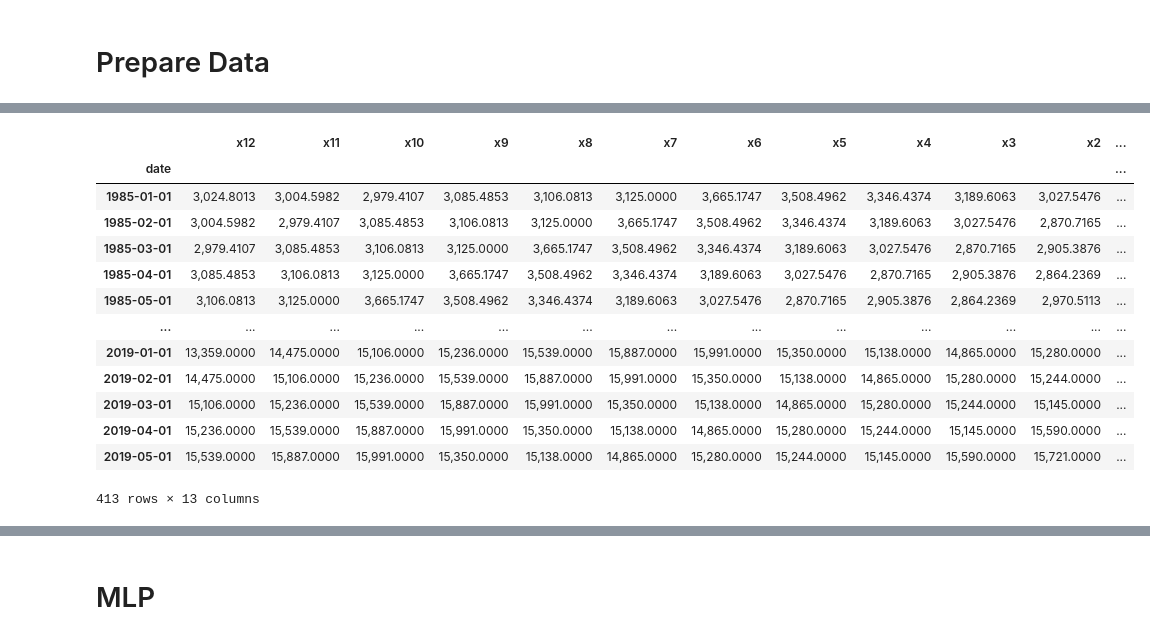
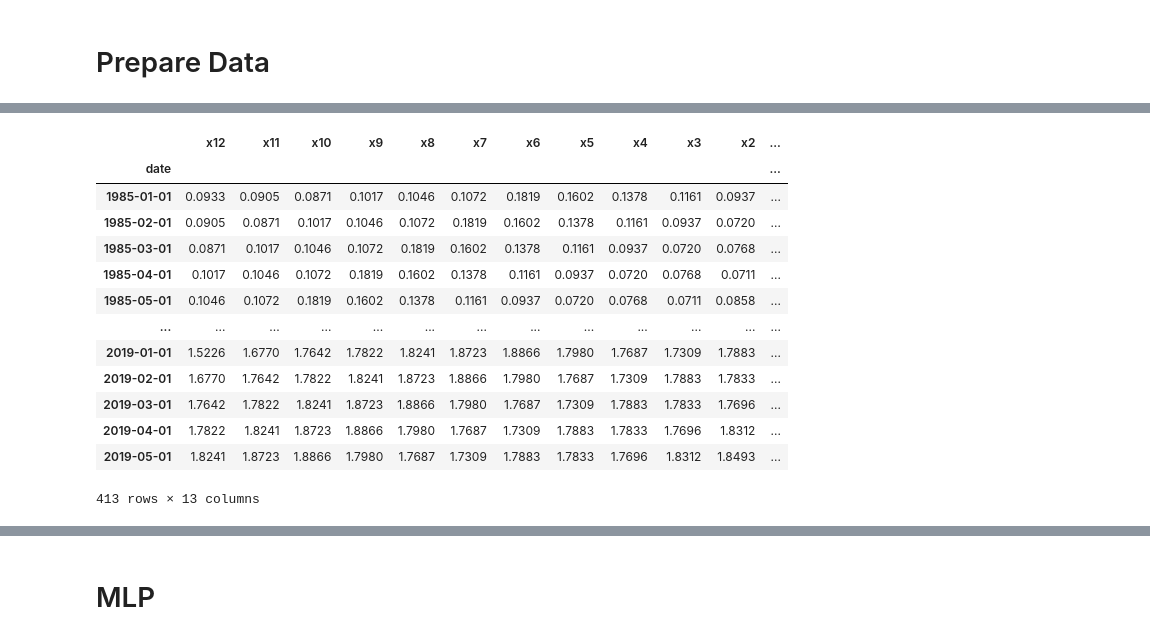
Before and after one commit to piyayut-ch/pricefcast, a Jupyter notebook: notebook/4_mlp.ipynb, the cells around one changed output, grey strips where cells are left out. Saved outputs shown, nothing was run; the diff lists cells and outputs as text; code cells hidden in the pictures.

```diff
--- a/notebook/4_mlp.ipynb
+++ b/notebook/4_mlp.ipynb
@@ -33,3 +33,15 @@ glu.meta.shortname = 'ข้าวเหนียว'
 glu.meta.fullname = 'ราคาข้าวเปลือกเหนียวเมล็ดยาว ที่เกษตรกรขายได้ ณ ไร่นา'
 
 prices = [hml, wht, glu]
+# %%
+def index_validate_test(data, frac_validate=.2, frac_test=.2):
+  n_size = data.shape[0]
+  n_validate = int(n_size*(frac_test))
+  n_test = int(n_size*(frac_test))
+  data.idx_validate = n_size - n_test - n_validate
+  data.idx_test = n_size - n_test
+
+  return data
+# %%
+hml = index_validate_test(hml)
+hml.idx_validate
@@ -55,6 +261,7 @@ def data_2keras(data, n_lag=12, n_forecast=4, h=None):
     data (dataframe or series): dataframe or series with time index
     n_lag (int): number of lags to be used in the model
     n_forecast (int): number of steps to forecast
+    h(int): specify a particular period in future that want to forecast
 
   Returns:
     x (dataframe): input for training
@@ -65,11 +272,13 @@ def data_2keras(data, n_lag=12, n_forecast=4, h=None):
   df = pd.DataFrame(index=data.index)
 
   for i in reversed(range(n_lag+1)):
-      df[f'x{i}'] = data.shift(i)
+    df[f'x{i}'] = data.shift(i)
 
   for i in range(1, n_forecast+1):
-      df[f'y{i}'] = data.shift(-i)
-  df = df.dropna()
+    df[f'y{i}'] = data.shift(-i)
+
+#   return df
+#   df = df.dropna()
   date_idx = df.index
   x = df.iloc[:, :n_lag+1]
   y = df.iloc[:, n_lag+1:] if h is None else df.iloc[:, n_lag+h]
@@ -78,18 +306,18 @@ def data_2keras(data, n_lag=12, n_forecast=4, h=None):
 # %%
-x, y, date_idx = data_2keras(hml, n_lag=12, n_forecast=4, h=4)
+x, y, date_idx = data_2keras(hml.scaled, n_lag=12, n_forecast=4, h=4)
 x
 # %% [output]
 |  | x12 | x11 | x10 | x9 | x8 | x7 | x6 | x5 | x4 | x3 | x2 | ... |
 | date |  |  |  |  |  |  |  |  |  |  |  | ... |
-| 1985-01-01 | 3,024.8013 | 3,004.5982 | 2,979.4107 | 3,085.4853 | 3,106.0813 | 3,125.0000 | 3,665.1747 | 3,508.4962 | 3,346.4374 | 3,189.6063 | 3,027.5476 | ... |
-| 1985-02-01 | 3,004.5982 | 2,979.4107 | 3,085.4853 | 3,106.0813 | 3,125.0000 | 3,665.1747 | 3,508.4962 | 3,346.4374 | 3,189.6063 | 3,027.5476 | 2,870.7165 | ... |
-| 1985-03-01 | 2,979.4107 | 3,085.4853 | 3,106.0813 | 3,125.0000 | 3,665.1747 | 3,508.4962 | 3,346.4374 | 3,189.6063 | 3,027.5476 | 2,870.7165 | 2,905.3876 | ... |
-| 1985-04-01 | 3,085.4853 | 3,106.0813 | 3,125.0000 | 3,665.1747 | 3,508.4962 | 3,346.4374 | 3,189.6063 | 3,027.5476 | 2,870.7165 | 2,905.3876 | 2,864.2369 | ... |
-| 1985-05-01 | 3,106.0813 | 3,125.0000 | 3,665.1747 | 3,508.4962 | 3,346.4374 | 3,189.6063 | 3,027.5476 | 2,870.7165 | 2,905.3876 | 2,864.2369 | 2,970.5113 | ... |
+| 1985-01-01 | 0.0933 | 0.0905 | 0.0871 | 0.1017 | 0.1046 | 0.1072 | 0.1819 | 0.1602 | 0.1378 | 0.1161 | 0.0937 | ... |
+| 1985-02-01 | 0.0905 | 0.0871 | 0.1017 | 0.1046 | 0.1072 | 0.1819 | 0.1602 | 0.1378 | 0.1161 | 0.0937 | 0.0720 | ... |
+| 1985-03-01 | 0.0871 | 0.1017 | 0.1046 | 0.1072 | 0.1819 | 0.1602 | 0.1378 | 0.1161 | 0.0937 | 0.0720 | 0.0768 | ... |
+| 1985-04-01 | 0.1017 | 0.1046 | 0.1072 | 0.1819 | 0.1602 | 0.1378 | 0.1161 | 0.0937 | 0.0720 | 0.0768 | 0.0711 | ... |
+| 1985-05-01 | 0.1046 | 0.1072 | 0.1819 | 0.1602 | 0.1378 | 0.1161 | 0.0937 | 0.0720 | 0.0768 | 0.0711 | 0.0858 | ... |
 | ... | ... | ... | ... | ... | ... | ... | ... | ... | ... | ... | ... | ... |
-| 2019-01-01 | 13,359.0000 | 14,475.0000 | 15,106.0000 | 15,236.0000 | 15,539.0000 | 15,887.0000 | 15,991.0000 | 15,350.0000 | 15,138.0000 | 14,865.0000 | 15,280.0000 | ... |
-| 2019-02-01 | 14,475.0000 | 15,106.0000 | 15,236.0000 | 15,539.0000 | 15,887.0000 | 15,991.0000 | 15,350.0000 | 15,138.0000 | 14,865.0000 | 15,280.0000 | 15,244.0000 | ... |
-| 2019-03-01 | 15,106.0000 | 15,236.0000 | 15,539.0000 | 15,887.0000 | 15,991.0000 | 15,350.0000 | 15,138.0000 | 14,865.0000 | 15,280.0000 | 15,244.0000 | 15,145.0000 | ... |
-| 2019-04-01 | 15,236.0000 | 15,539.0000 | 15,887.0000 | 15,991.0000 | 15,350.0000 | 15,138.0000 | 14,865.0000 | 15,280.0000 | 15,244.0000 | 15,145.0000 | 15,590.0000 | ... |
-| 2019-05-01 | 15,539.0000 | 15,887.0000 | 15,991.0000 | 15,350.0000 | 15,138.0000 | 14,865.0000 | 15,280.0000 | 15,244.0000 | 15,145.0000 | 15,590.0000 | 15,721.0000 | ... |
+| 2019-01-01 | 1.5226 | 1.6770 | 1.7642 | 1.7822 | 1.8241 | 1.8723 | 1.8866 | 1.7980 | 1.7687 | 1.7309 | 1.7883 | ... |
+| 2019-02-01 | 1.6770 | 1.7642 | 1.7822 | 1.8241 | 1.8723 | 1.8866 | 1.7980 | 1.7687 | 1.7309 | 1.7883 | 1.7833 | ... |
+| 2019-03-01 | 1.7642 | 1.7822 | 1.8241 | 1.8723 | 1.8866 | 1.7980 | 1.7687 | 1.7309 | 1.7883 | 1.7833 | 1.7696 | ... |
+| 2019-04-01 | 1.7822 | 1.8241 | 1.8723 | 1.8866 | 1.7980 | 1.7687 | 1.7309 | 1.7883 | 1.7833 | 1.7696 | 1.8312 | ... |
+| 2019-05-01 | 1.8241 | 1.8723 | 1.8866 | 1.7980 | 1.7687 | 1.7309 | 1.7883 | 1.7833 | 1.7696 | 1.8312 | 1.8493 | ... |
 413 rows × 13 columns
```
Also changed, not shown: parts of 44 cells of this notebook, 37 other files.
